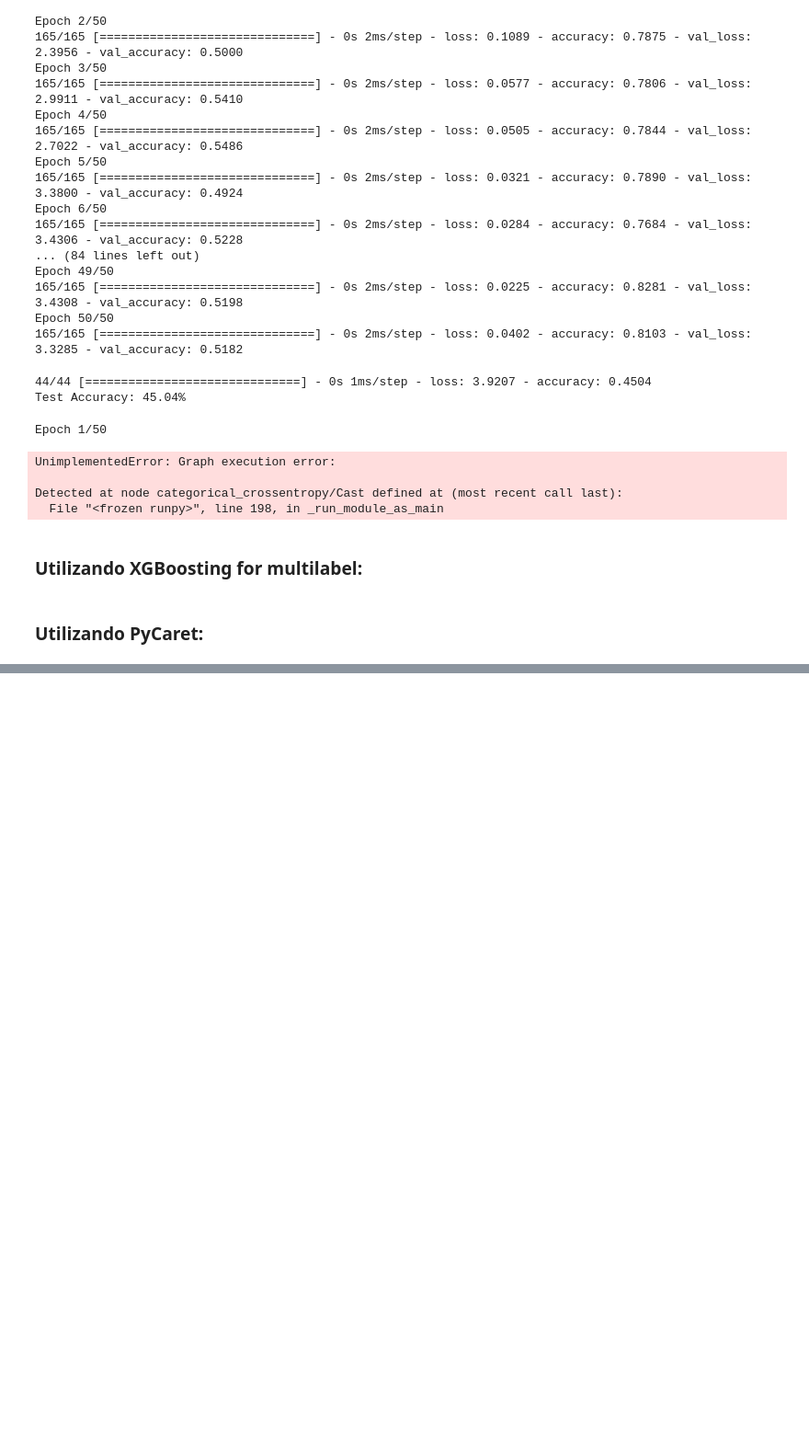
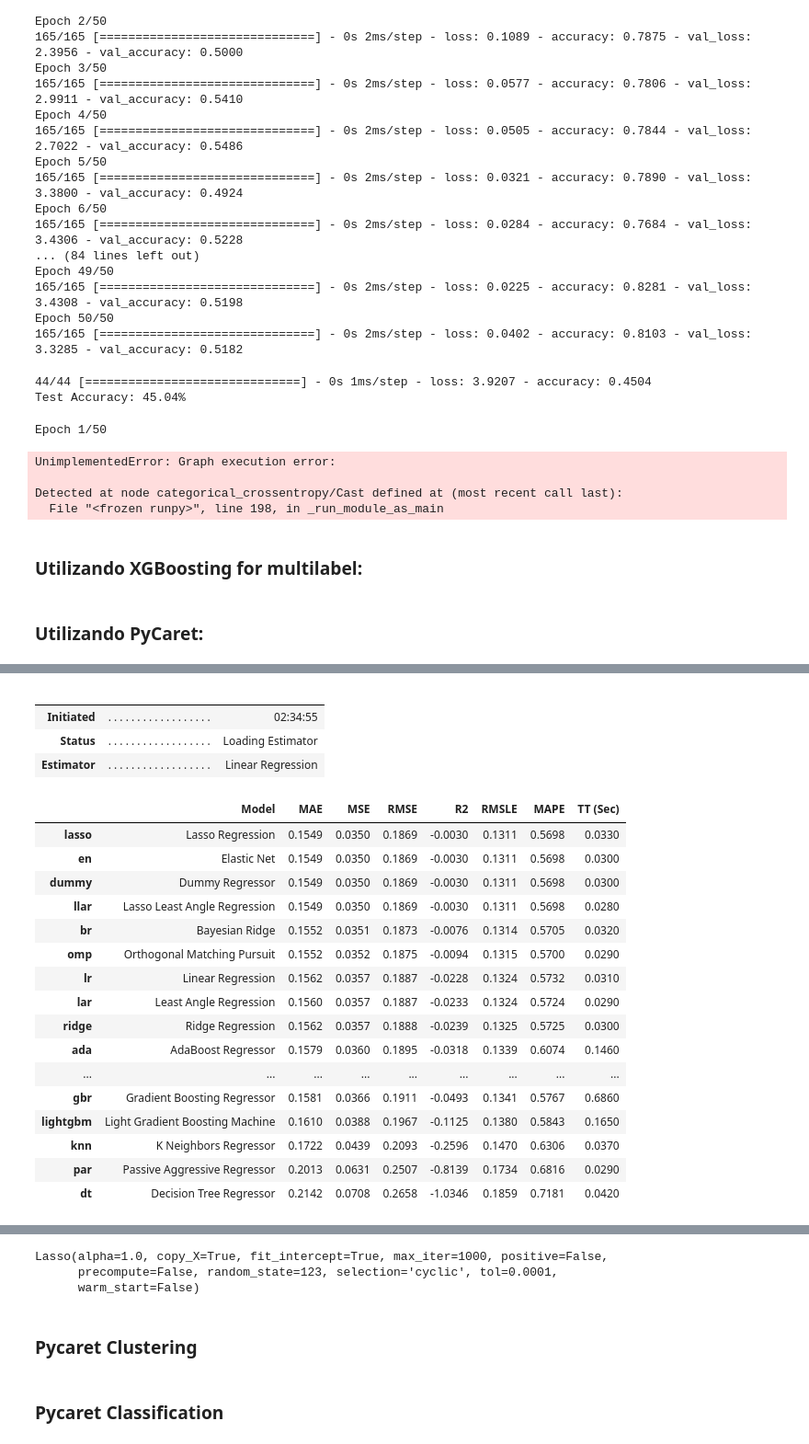
Before and after one commit to tbnsilveira/semantic_classifier, a Jupyter notebook: source/Exp_05a_WordEmbedding.ipynb, the cells around one changed output, grey strips where cells are left out. Shown: that part at 92% size. Saved outputs shown, nothing was run; the diff lists cells and outputs as text; code cells hidden in the pictures; blank space fills up the shorter version.

```diff
--- a/source/Exp_05a_WordEmbedding.ipynb
+++ b/source/Exp_05a_WordEmbedding.ipynb
@@ -397,0 +521,25 @@ ImportError: cannot import name '_PredictScorer' from 'sklearn.metrics._scorer'
+# %%
+exp_regr.compare_models()
+# %% [output]
+|  |  |  |
+|  |  |  |
+| Initiated | . . . . . . . . . . . . . . . . . . | 02:34:55 |
+| Status | . . . . . . . . . . . . . . . . . . | Loading Estimator |
+| Estimator | . . . . . . . . . . . . . . . . . . | Linear Regression |
+|  | Model | MAE | MSE | RMSE | R2 | RMSLE | MAPE | TT (Sec) |
+| lasso | Lasso Regression | 0.1549 | 0.0350 | 0.1869 | -0.0030 | 0.1311 | 0.5698 | 0.0330 |
+| en | Elastic Net | 0.1549 | 0.0350 | 0.1869 | -0.0030 | 0.1311 | 0.5698 | 0.0300 |
+| dummy | Dummy Regressor | 0.1549 | 0.0350 | 0.1869 | -0.0030 | 0.1311 | 0.5698 | 0.0300 |
+| llar | Lasso Least Angle Regression | 0.1549 | 0.0350 | 0.1869 | -0.0030 | 0.1311 | 0.5698 | 0.0280 |
+| br | Bayesian Ridge | 0.1552 | 0.0351 | 0.1873 | -0.0076 | 0.1314 | 0.5705 | 0.0320 |
+| omp | Orthogonal Matching Pursuit | 0.1552 | 0.0352 | 0.1875 | -0.0094 | 0.1315 | 0.5700 | 0.0290 |
+| lr | Linear Regression | 0.1562 | 0.0357 | 0.1887 | -0.0228 | 0.1324 | 0.5732 | 0.0310 |
+| lar | Least Angle Regression | 0.1560 | 0.0357 | 0.1887 | -0.0233 | 0.1324 | 0.5724 | 0.0290 |
+| ridge | Ridge Regression | 0.1562 | 0.0357 | 0.1888 | -0.0239 | 0.1325 | 0.5725 | 0.0300 |
+| ada | AdaBoost Regressor | 0.1579 | 0.0360 | 0.1895 | -0.0318 | 0.1339 | 0.6074 | 0.1460 |
+| ... | ... | ... | ... | ... | ... | ... | ... | ... |
+| gbr | Gradient Boosting Regressor | 0.1581 | 0.0366 | 0.1911 | -0.0493 | 0.1341 | 0.5767 | 0.6860 |
+| lightgbm | Light Gradient Boosting Machine | 0.1610 | 0.0388 | 0.1967 | -0.1125 | 0.1380 | 0.5843 | 0.1650 |
+| knn | K Neighbors Regressor | 0.1722 | 0.0439 | 0.2093 | -0.2596 | 0.1470 | 0.6306 | 0.0370 |
+| par | Passive Aggressive Regressor | 0.2013 | 0.0631 | 0.2507 | -0.8139 | 0.1734 | 0.6816 | 0.0290 |
+| dt | Decision Tree Regressor | 0.2142 | 0.0708 | 0.2658 | -1.0346 | 0.1859 | 0.7181 | 0.0420 |
@@ -397,0 +547,5 @@ ImportError: cannot import name '_PredictScorer' from 'sklearn.metrics._scorer'
+Lasso(alpha=1.0, copy_X=True, fit_intercept=True, max_iter=1000, positive=False,
+      precompute=False, random_state=123, selection='cyclic', tol=0.0001,
+      warm_start=False)
+# %% [markdown]
+### Pycaret Clustering
@@ -397,0 +554,2 @@ ImportError: cannot import name '_PredictScorer' from 'sklearn.metrics._scorer'
+# %% [markdown]
+### Pycaret Classification
```
Also changed, not shown: parts of 39 cells of this notebook, 1 other file.
